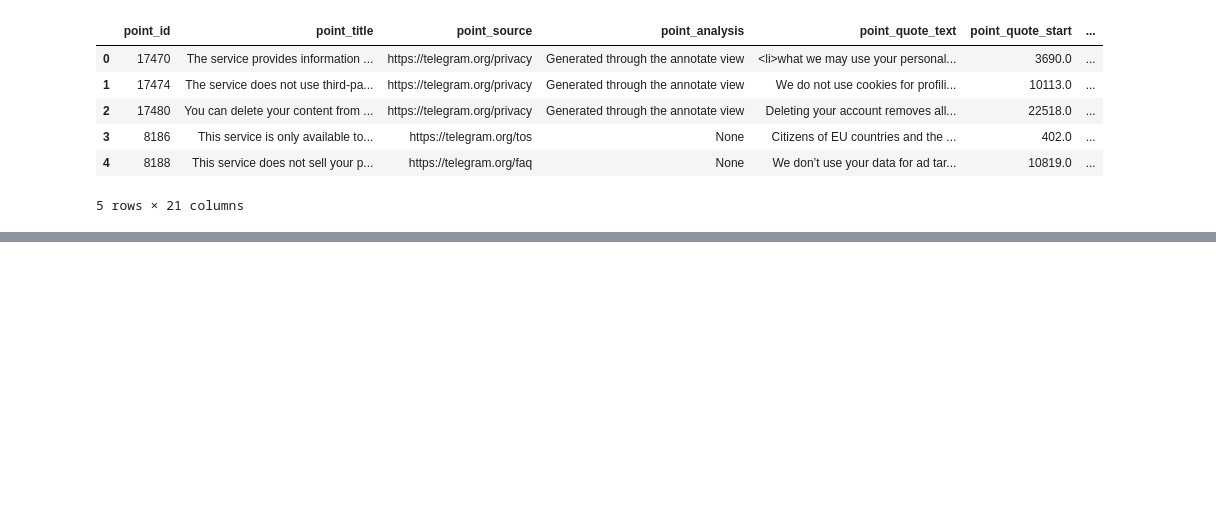
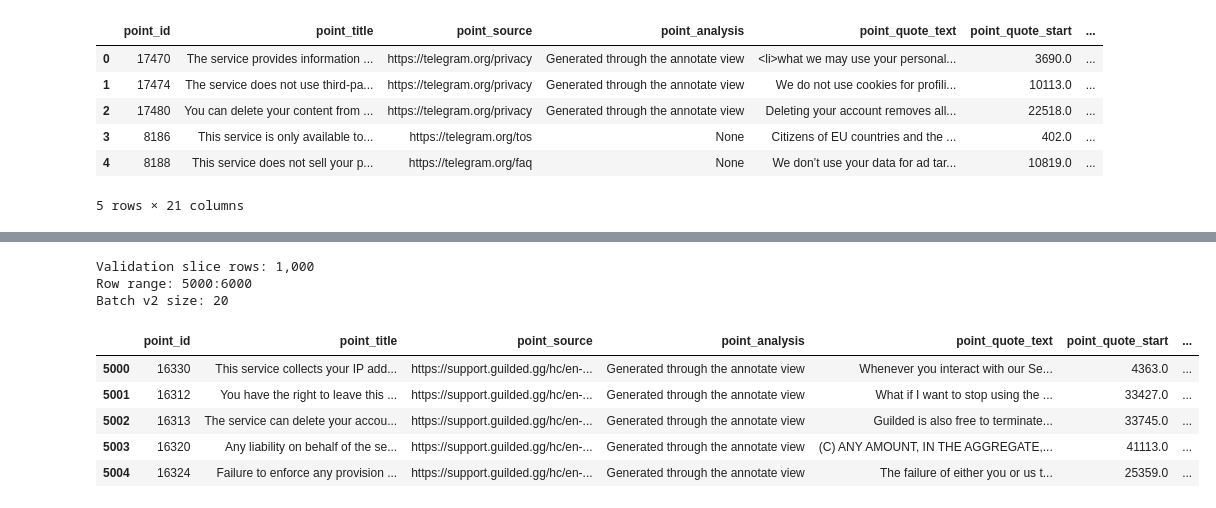
Before and after one commit to riki-11/lawgic, a Jupyter notebook: notebooks/tos_dr/tos_dr_evaluation.ipynb, the cells around one changed output, grey strips where cells are left out. Cells and saved outputs as stored; diff of their text form; code cells hidden in the pictures; blank space fills up the shorter version.

```diff
--- a/notebooks/tos_dr/tos_dr_evaluation.ipynb
+++ b/notebooks/tos_dr/tos_dr_evaluation.ipynb
@@ -649,0 +1038,31 @@ batch_5_df.head()
+# %%
+VALIDATION_START_ROW = 5000
+VALIDATION_END_ROW = 6000
+VALIDATION_BATCH_SIZE = 20
+
+validation_slice_df = tos_dr_eval_df.iloc[VALIDATION_START_ROW:VALIDATION_END_ROW].copy()
+validation_single_row_output = (
+    f"tos_dr_eval_gemma4_31b_rows_{VALIDATION_START_ROW}_{VALIDATION_END_ROW}.csv"
+)
+validation_batch_v2_output = (
+    f"tos_dr_eval_gemma4_31b_batchv2_batch{VALIDATION_BATCH_SIZE}_rows"
+    f"{VALIDATION_START_ROW}_{VALIDATION_END_ROW}.csv"
+)
+validation_comparison_output = (
+    f"tos_dr_eval_gemma4_31b_validation_{VALIDATION_START_ROW}_{VALIDATION_END_ROW}_summary.csv"
+)
+
+print(f"Validation slice rows: {len(validation_slice_df):,}")
+print(f"Row range: {VALIDATION_START_ROW}:{VALIDATION_END_ROW}")
+print(f"Batch v2 size: {VALIDATION_BATCH_SIZE}")
+validation_slice_df.head()
+# %% [output]
+Validation slice rows: 1,000
+Row range: 5000:6000
+Batch v2 size: 20
+|  | point_id | point_title | point_source | point_analysis | point_quote_text | point_quote_start | ... |
+| 5000 | 16330 | This service collects your IP add... | https://support.guilded.gg/hc/en-... | Generated through the annotate view | Whenever you interact with our Se... | 4363.0 | ... |
+| 5001 | 16312 | You have the right to leave this ... | https://support.guilded.gg/hc/en-... | Generated through the annotate view | What if I want to stop using the ... | 33427.0 | ... |
+| 5002 | 16313 | The service can delete your accou... | https://support.guilded.gg/hc/en-... | Generated through the annotate view | Guilded is also free to terminate... | 33745.0 | ... |
+| 5003 | 16320 | Any liability on behalf of the se... | https://support.guilded.gg/hc/en-... | Generated through the annotate view | (C) ANY AMOUNT, IN THE AGGREGATE,... | 41113.0 | ... |
+| 5004 | 16324 | Failure to enforce any provision ... | https://support.guilded.gg/hc/en-... | Generated through the annotate view | The failure of either you or us t... | 25359.0 | ... |
```
Also changed, not shown: parts of 15 cells of this notebook, 7 other files.
